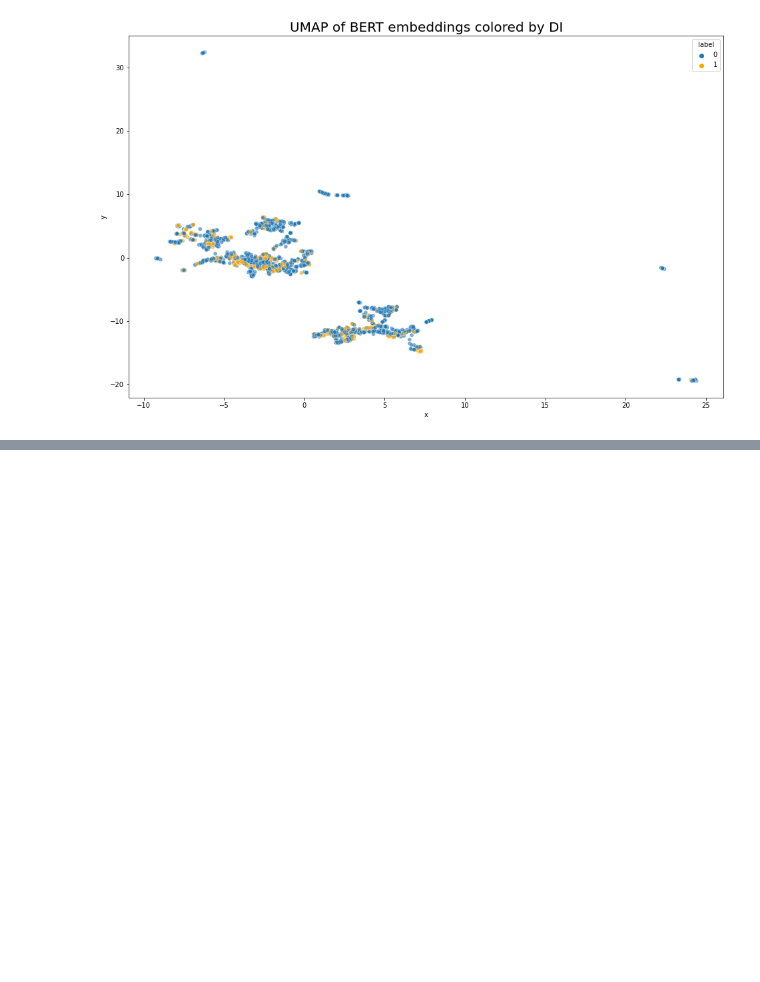
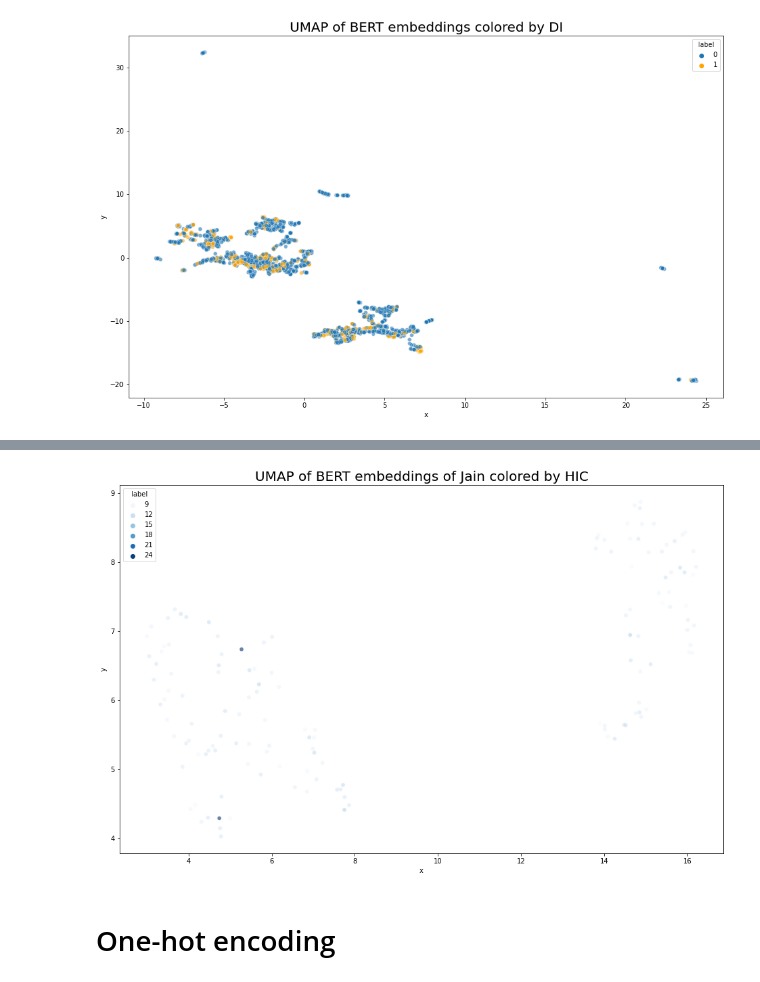
Before and after one commit to kvetab/di-pred, a Jupyter notebook: notebooks/reports/01b-visualization.ipynb, the cells around one changed output, grey strips where cells are left out. Cells and saved outputs as stored; diff of their text form; code cells hidden in the pictures; blank space fills up the shorter version.

```diff
--- a/notebooks/reports/01b-visualization.ipynb
+++ b/notebooks/reports/01b-visualization.ipynb
@@ -171,0 +198,2 @@ plot_transformed(bert_tra, bert_data["Y"], [0, 1], "UMAP of BERT embeddings colo
+# %%
+tap_bert["Ab_ID"] = tap_bert["Ab_ID"].str.lower()
@@ -171,0 +202,4 @@ plot_transformed(bert_tra, bert_data["Y"], [0, 1], "UMAP of BERT embeddings colo
+# %%
+jain_results = pd.read_excel(path.join(DATA_DIR, "Jain/jain_results.xlsx"))
+jain_results.drop(0, axis=0, inplace=True)
+jain_results.head()
@@ -171,0 +213,4 @@ plot_transformed(bert_tra, bert_data["Y"], [0, 1], "UMAP of BERT embeddings colo
+# %%
+thera_abs = jain_results[["Name", "HIC Retention Time (Min)a"]].merge(tap_bert, left_on="Name", right_on="Ab_ID")
+thera_abs.drop("Name", axis=1, inplace=True)
+thera_abs.head()
@@ -171,0 +225,12 @@ plot_transformed(bert_tra, bert_data["Y"], [0, 1], "UMAP of BERT embeddings colo
+# %%
+bert_tra = calculate_umap(thera_abs.drop( ["Ab_ID", "HIC Retention Time (Min)a"], axis=1), n_neighbors=8, min_dist=0.1)
+# %%
+plot_transformed(
+    bert_tra, thera_abs["HIC Retention Time (Min)a"], [0, 1],
+    "UMAP of BERT embeddings of Jain colored by HIC",
+    palette='Blues'
+)
+# %% [output]
+[figure, added]
+# %% [markdown]
+# One-hot encoding
```
Also changed, not shown: parts of 32 cells of this notebook, 3 other files.
